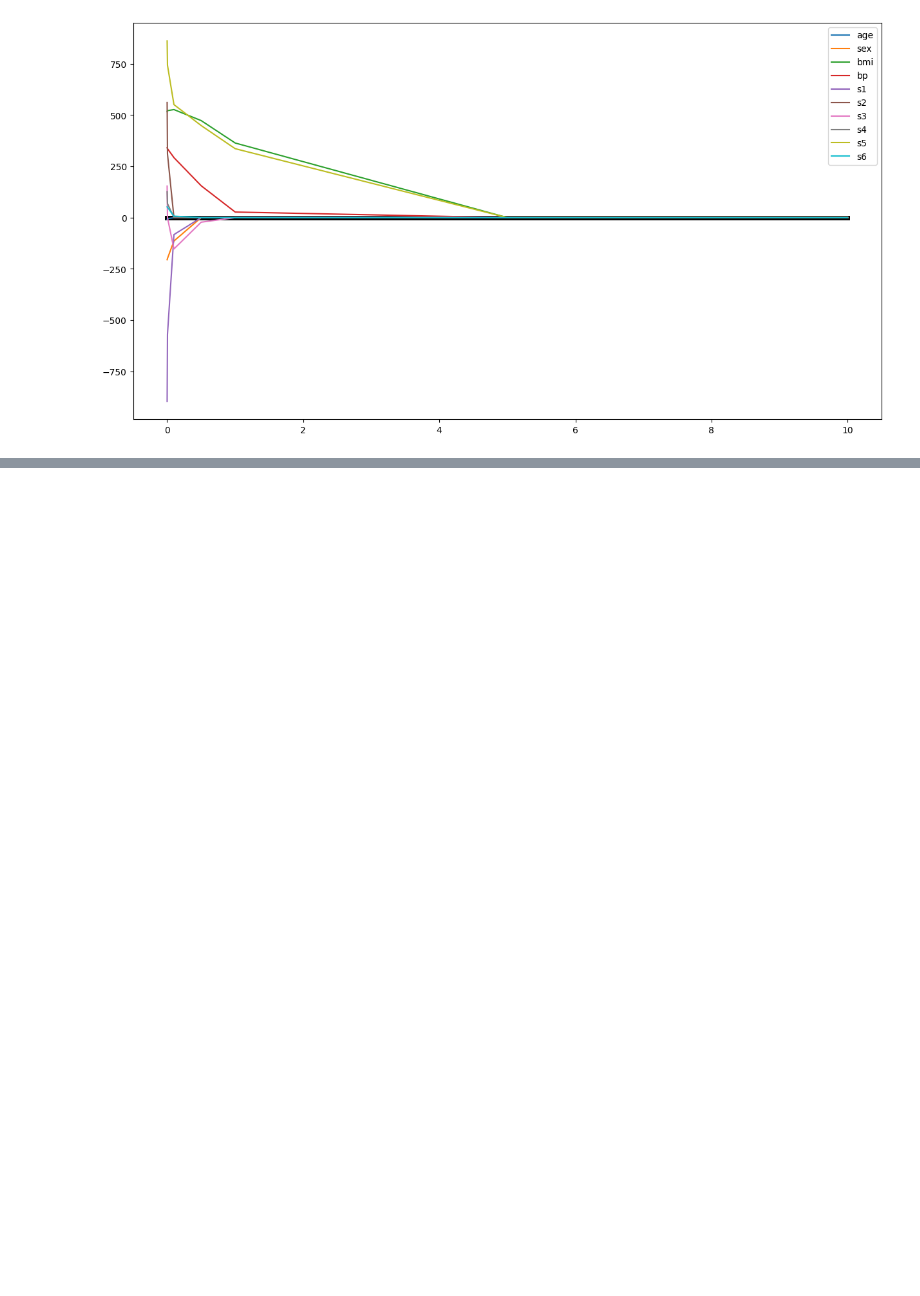
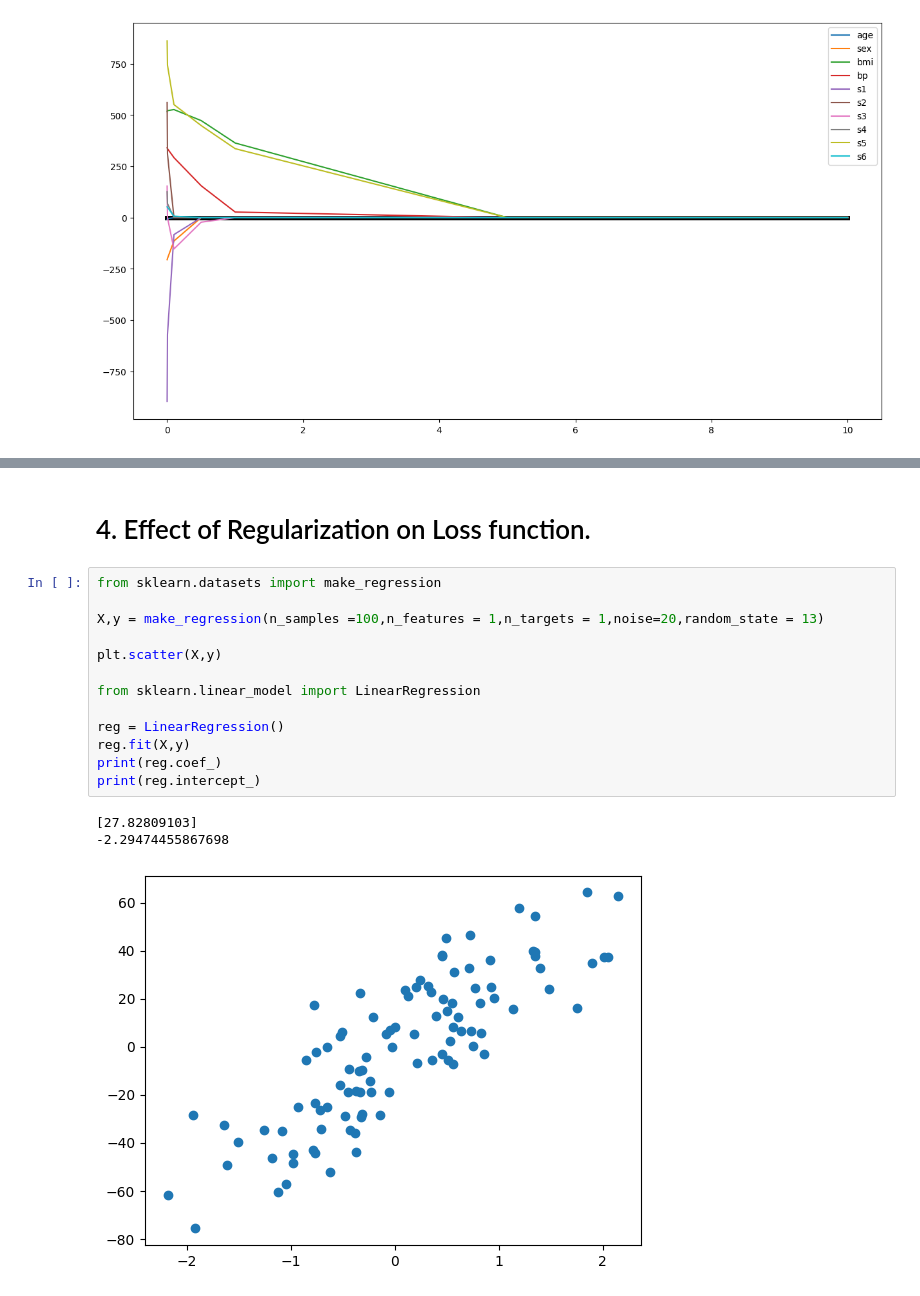
Before and after one commit to rocket0l4/ML-files, a Jupyter notebook: lasso_regression_key_points.ipynb, the cells around one changed output, grey strips where cells are left out. Cells and saved outputs as stored; diff of their text form; blank space fills up the shorter version.

```diff
--- a/lasso_regression_key_points.ipynb
+++ b/lasso_regression_key_points.ipynb
@@ -115,0 +170,19 @@ plt.legend()
+# %% [markdown]
+# 4. Effect of Regularization on Loss function.
+# %%
+from sklearn.datasets import make_regression
+
+X,y = make_regression(n_samples =100,n_features = 1,n_targets = 1,noise=20,random_state = 13)
+
+plt.scatter(X,y)
+
+from sklearn.linear_model import LinearRegression
+
+reg = LinearRegression()
+reg.fit(X,y)
+print(reg.coef_)
+print(reg.intercept_)
+# %% [output]
+[27.82809103]
+-2.29474455867698
+[figure, added]
```
Also changed, not shown: parts of 12 cells of this notebook.
